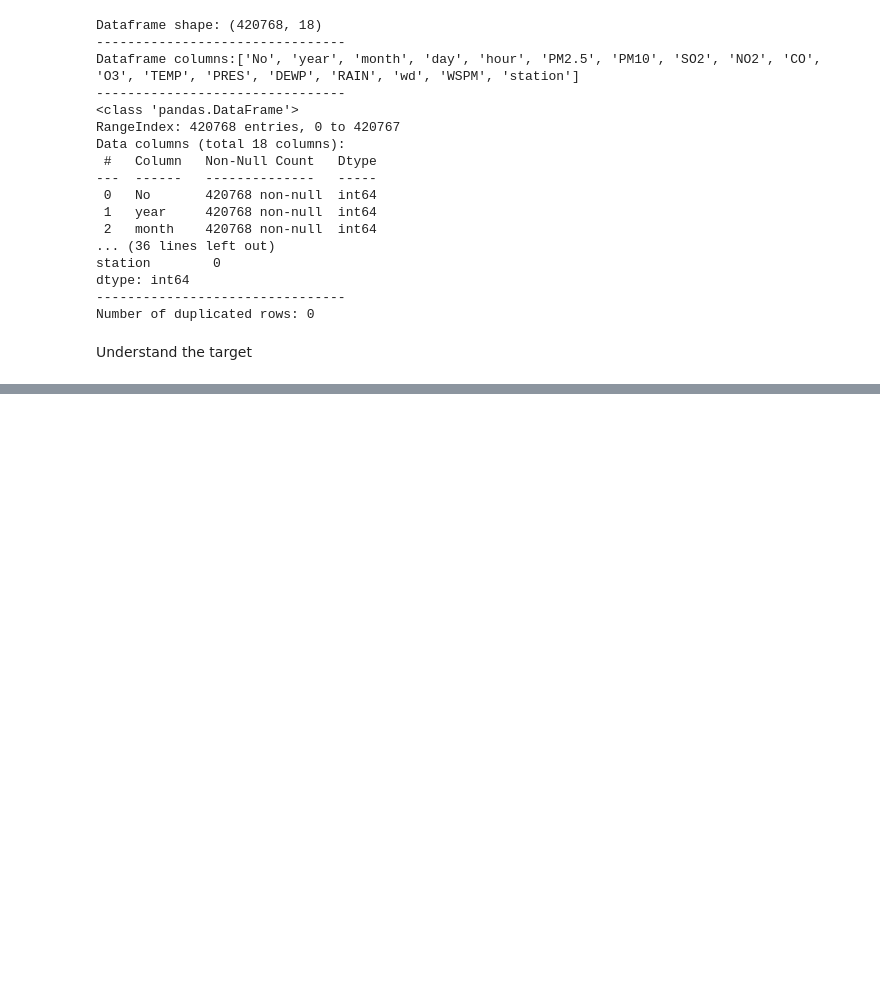
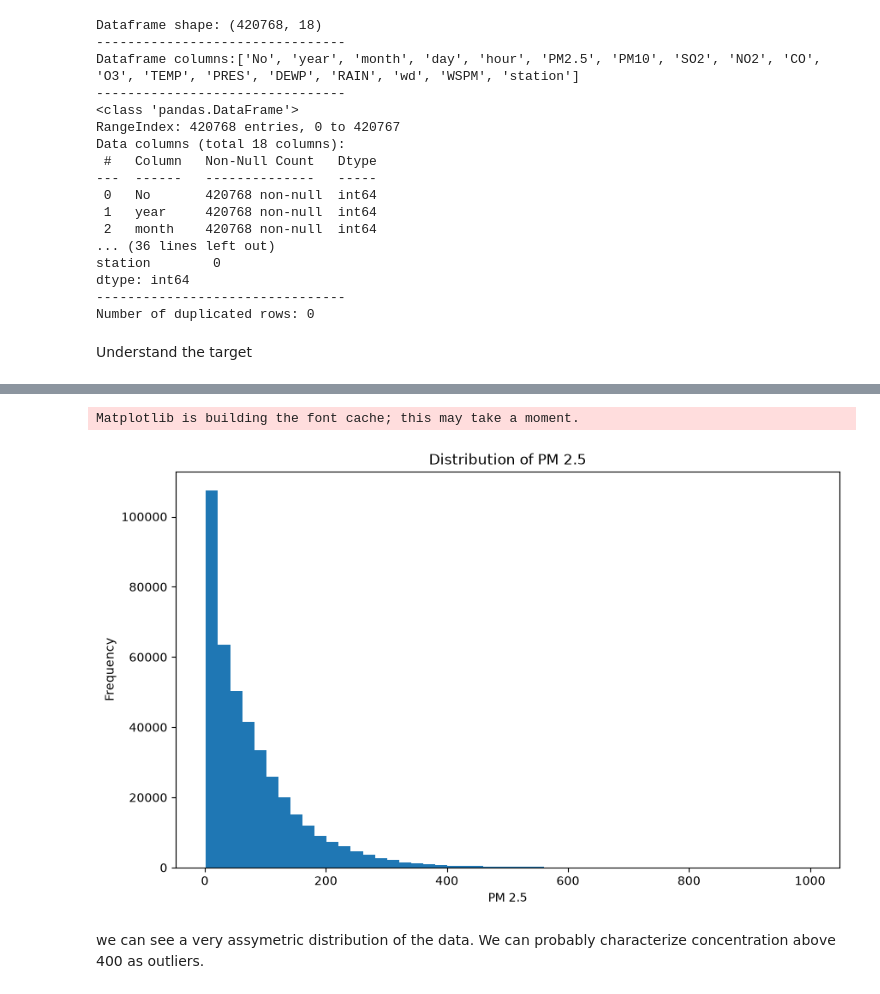
Before and after one commit to challandenathan/air-quality-prediction, a Jupyter notebook: notebooks/exploration.ipynb, the cells around one changed output, grey strips where cells are left out. Cells and saved outputs as stored; diff of their text form; code cells hidden in the pictures; blank space fills up the shorter version.

Commit message:
further exploration of the data

```diff
--- a/notebooks/exploration.ipynb
+++ b/notebooks/exploration.ipynb
@@ -53,0 +66,15 @@ Understand the target
+# %%
+#VISUALIZATION
+import matplotlib.pyplot as plt
+plt.figure(figsize=(10,6))
+plt.hist(df["PM2.5"].dropna(), bins= 50)
+plt.xlabel("PM 2.5")
+plt.ylabel("Frequency")
+plt.title("Distribution of PM 2.5")
+plt.show()
+# %% [output]
+Matplotlib is building the font cache; this may take a moment.
+[figure, added]
+# %% [markdown]
+we can see a very assymetric distribution of the data.
+We can probably characterize concentration above 400 as outliers.
```
Also changed, not shown: parts of 16 cells of this notebook, 1 other file.
